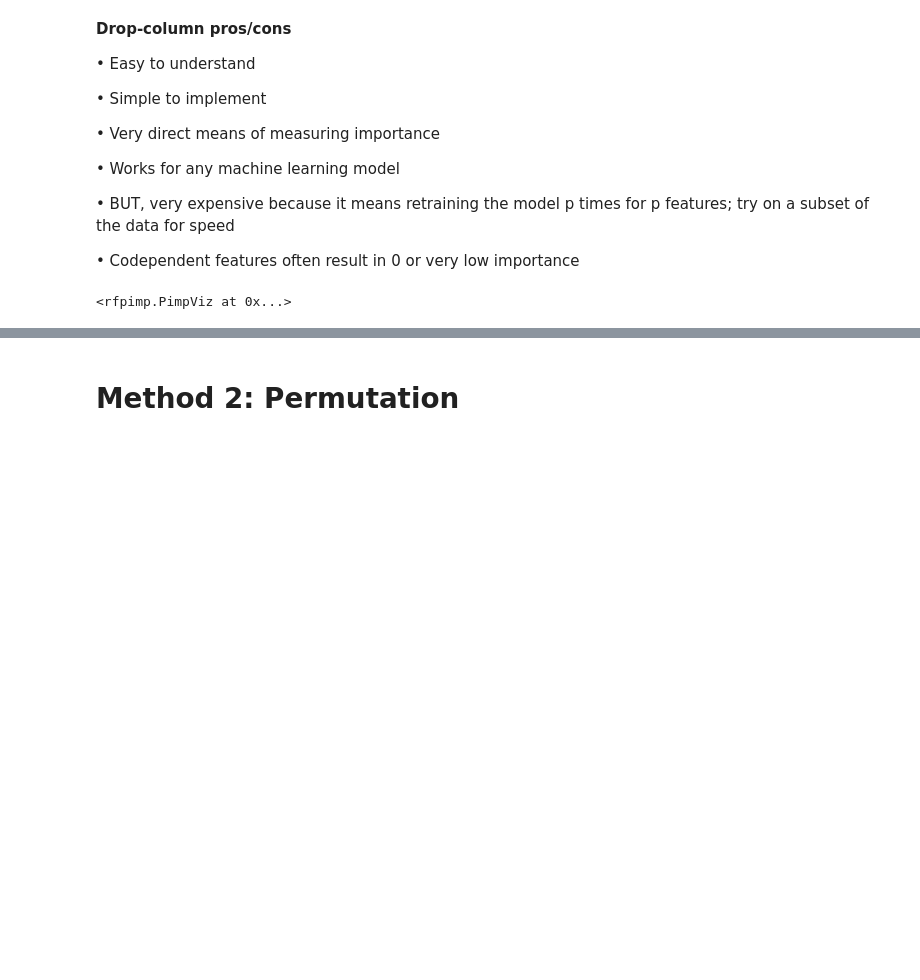
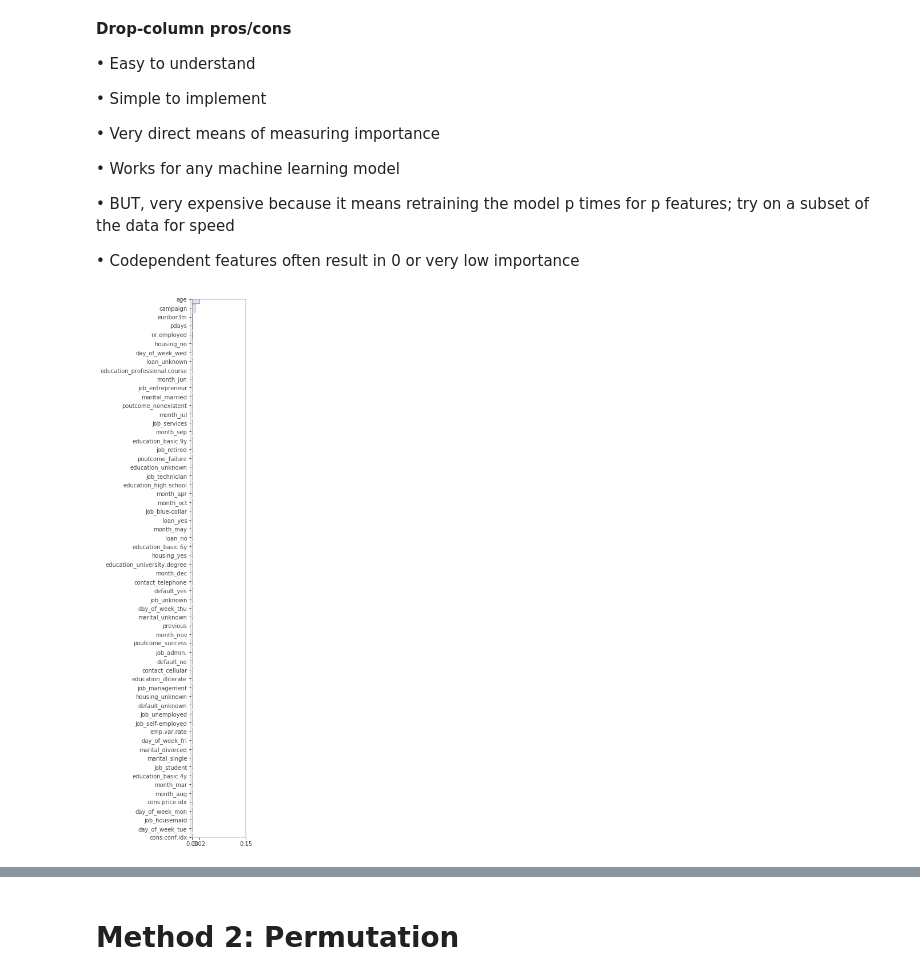
Before and after one commit to swbuchanan13/msds699_sal, a Jupyter notebook: feature_selection.ipynb, the cells around one changed output, grey strips where cells are left out. Saved outputs shown, nothing was run; the diff lists cells and outputs as text; code cells hidden in the pictures; blank space fills up the shorter version.

```diff
--- a/feature_selection.ipynb
+++ b/feature_selection.ipynb
@@ -99,34 +104,14 @@ categorical_features = ['job', 'education', 'default', 'housing',
 times for p features; try on a subset of the data for speed
 
 • Codependent features often result in 0 or very low importance
-# %%
-# drop column
-def dropcol_importances(model, X_train, y_train, X_val, y_val):
-    model.fit(X_train, y_train)
-    baseline = model.score(X_val, y_val)
-    imp = []
-    for col in X_train.columns:
-        X = X_train.drop(col, axis=1)
-        model_ = clone(model)
-        model_.fit(X, y_train)
-        m = model_.score(X_val.drop(col,axis=1), y_val)
-        imp.append(baseline - m)
-
-    # create df with feature name and importance (from rfpimp)
-    labels = []
-    for col in X_train.columns:
-        if isinstance(col, list):
-            labels.append('\n'.join(col))
-        else:
-            labels.append(col)
-
-    I = pd.DataFrame(data={'Feature': labels, 'Importance': np.array(imp)})
-    I = I.set_index('Feature')
-    I = I.sort_values('Importance', ascending=False)
-    return I
-# %%
-rf = RandomForestClassifier(n_estimators = 100, n_jobs=-1, oob_score=True) # default n_estimates = 10
-imp_drop = dropcol_importances(rf, X_train, y_train, X_val, y_val)
-plot_importances(imp_drop)
-# %% [output]
-<rfpimp.PimpViz at 0x...>
+# %%
+# drop column using RFPIMP
+rf = RandomForestRegressor(n_estimators = 100, n_jobs=-1, oob_score=True)
+rf.fit(X_train, y_train)
+dropcol_rfpimp = dropcol_importances(rf, X_val, y_val)
+# plot importances
+viz = plot_importances(dropcol_rfpimp)
+viz.save('dropcol.svg')
+viz.view() # view viz in notebook
+# %% [output]
+[figure, added]
```
Also changed, not shown: parts of 17 cells of this notebook.
